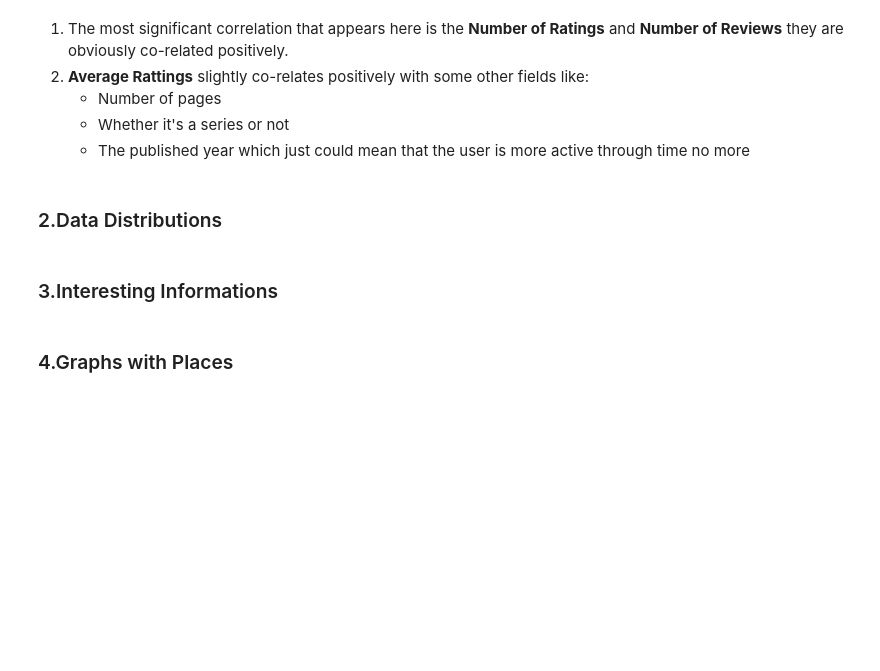
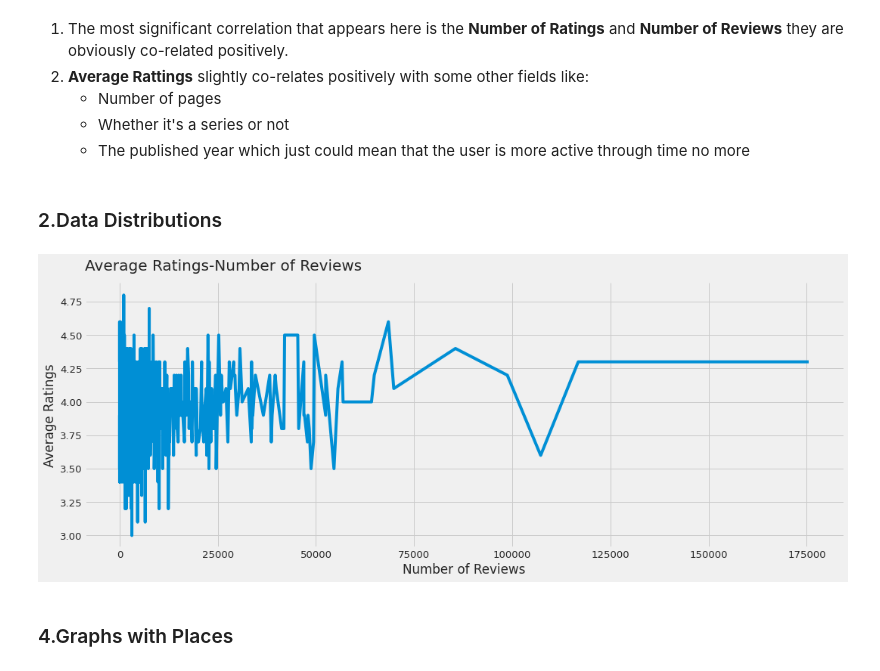
Before and after one commit to Strive-School-Project-Data-Analysis/Good_reads_Best_2000s, a Jupyter notebook: EDA_and_Visualization.ipynb, the cells around one changed output. Cells and saved outputs as stored; diff of their text form; code cells hidden in the pictures; blank space fills up the shorter version.

```diff
--- a/EDA_and_Visualization.ipynb
+++ b/EDA_and_Visualization.ipynb
@@ -361,8 +349,15 @@ plt.show()
     * The published year which just could mean that the user is more active through time no more
 # %% [markdown]
 ### 2.Data Distributions
-# %% [markdown]
-### 3.Interesting Informations
+# %%
+fig, ax = plt.subplots(1, 1, figsize=(16, 6))
+sns.lineplot(data=df, x=df['Number of Reviews'], y=df['Average Ratings'])
+ax.set_title('Average Ratings-Number of Reviews', size=20, loc='Left', y=1.03)
+
+sns.despine()
+plt.show()
+# %% [output]
+[figure, added]
 # %% [markdown]
 ### 4.Graphs with Places
 # %% [markdown]
```
Also changed, not shown: parts of 7 cells of this notebook, 1 other file.
